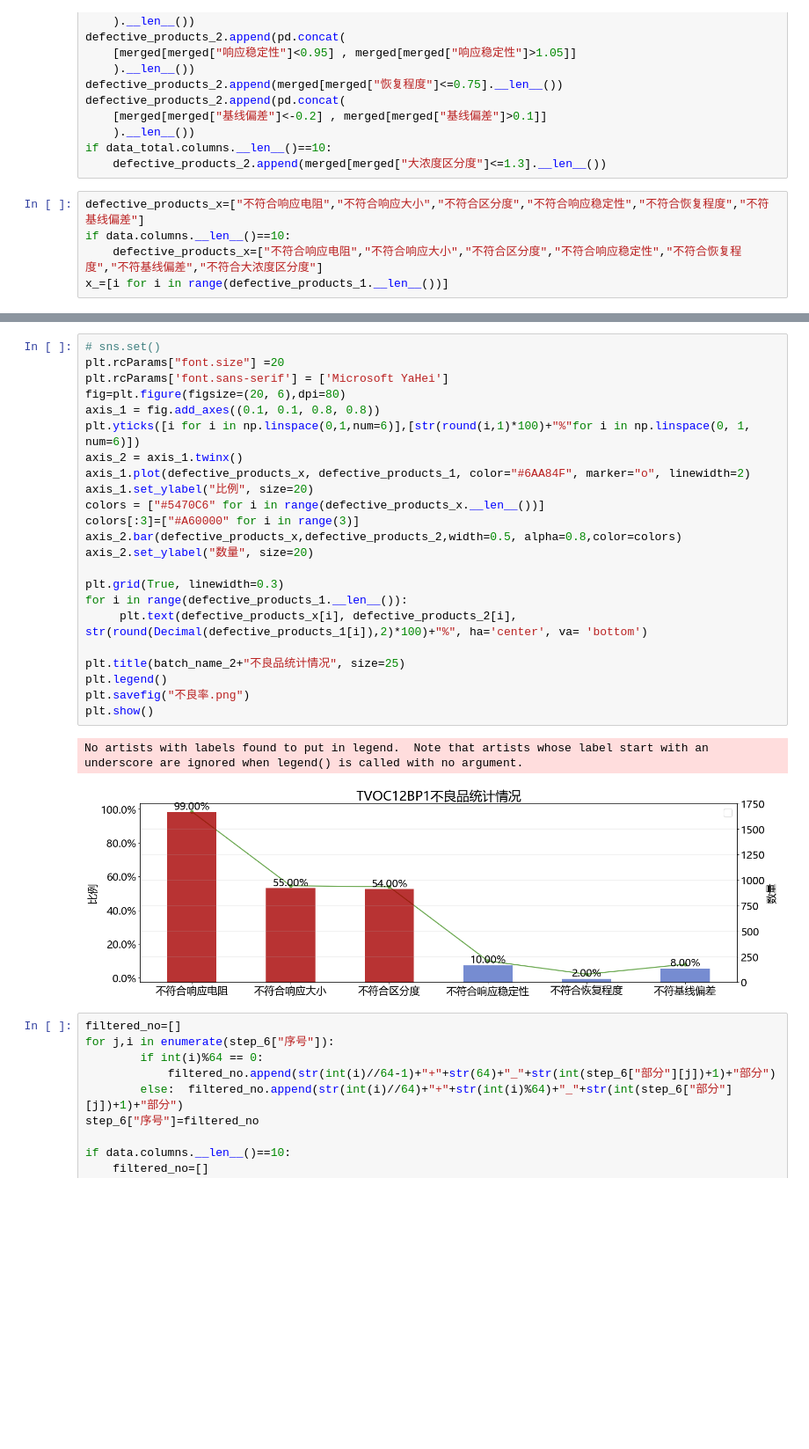
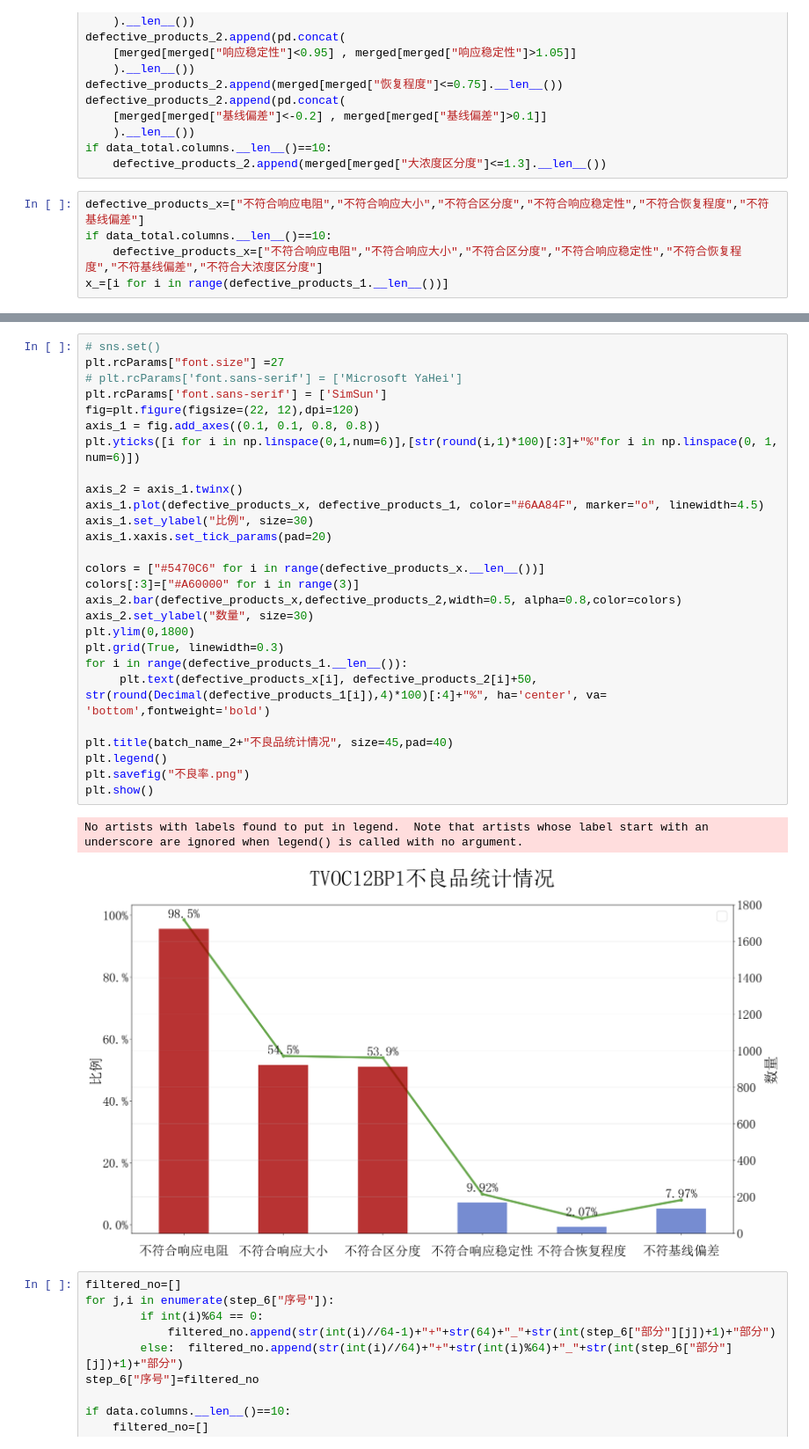
Before and after one commit to lomvix/microchip_data, a Jupyter notebook: 2th_dataprocessing_TVOC.ipynb, the cells around one changed output, grey strips where cells are left out. Shown at 88% size. Saved outputs shown, nothing was run; the diff lists cells and outputs as text; blank space fills up the shorter version.

```diff
--- a/2th_dataprocessing_TVOC.ipynb
+++ b/2th_dataprocessing_TVOC.ipynb
@@ -356,6 +372,6 @@ if data_total.columns.__len__()==10:
     defective_products_2.append(merged[merged["大浓度区分度"]<=1.3].__len__())
 # %%
 defective_products_x=["不符合响应电阻","不符合响应大小","不符合区分度","不符合响应稳定性","不符合恢复程度","不符基线偏差"]
-if data.columns.__len__()==10:
+if data_total.columns.__len__()==10:
     defective_products_x=["不符合响应电阻","不符合响应大小","不符合区分度","不符合响应稳定性","不符合恢复程度","不符基线偏差","不符合大浓度区分度"]
 x_=[i for i in range(defective_products_1.__len__())]
@@ -362,29 +382,33 @@ x_=[i for i in range(defective_products_1.__len__())]
 # %%
 # sns.set()
-plt.rcParams["font.size"] =20
-plt.rcParams['font.sans-serif'] = ['Microsoft YaHei']
-fig=plt.figure(figsize=(20, 6),dpi=80)
+plt.rcParams["font.size"] =27
+# plt.rcParams['font.sans-serif'] = ['Microsoft YaHei']
+plt.rcParams['font.sans-serif'] = ['SimSun']
+fig=plt.figure(figsize=(22, 12),dpi=120)
 axis_1 = fig.add_axes((0.1, 0.1, 0.8, 0.8))
-plt.yticks([i for i in np.linspace(0,1,num=6)],[str(round(i,1)*100)+"%"for i in np.linspace(0, 1, num=6)])
+plt.yticks([i for i in np.linspace(0,1,num=6)],[str(round(i,1)*100)[:3]+"%"for i in np.linspace(0, 1, num=6)])
+
 axis_2 = axis_1.twinx()
-axis_1.plot(defective_products_x, defective_products_1, color="#6AA84F", marker="o", linewidth=2)
-axis_1.set_ylabel("比例", size=20)
+axis_1.plot(defective_products_x, defective_products_1, color="#6AA84F", marker="o", linewidth=4.5)
+axis_1.set_ylabel("比例", size=30)
+axis_1.xaxis.set_tick_params(pad=20)
+
 colors = ["#5470C6" for i in range(defective_products_x.__len__())]
 colors[:3]=["#A60000" for i in range(3)]
 axis_2.bar(defective_products_x,defective_products_2,width=0.5, alpha=0.8,color=colors)
-axis_2.set_ylabel("数量", size=20)
-
+axis_2.set_ylabel("数量", size=30)
+plt.ylim(0,1800)
 plt.grid(True, linewidth=0.3)
 for i in range(defective_products_1.__len__()):
-     plt.text(defective_products_x[i], defective_products_2[i], str(round(Decimal(defective_products_1[i]),2)*100)+"%", ha='center', va= 'bottom')
+     plt.text(defective_products_x[i], defective_products_2[i]+50, str(round(Decimal(defective_products_1[i]),4)*100)[:4]+"%", ha='center', va= 'bottom',fontweight='bold')
 
-plt.title(batch_name_2+"不良品统计情况", size=25)
+plt.title(batch_name_2+"不良品统计情况", size=45,pad=40)
 plt.legend()
 plt.savefig("不良率.png")
 plt.show()
 # %% [output]
 No artists with labels found to put in legend.  Note that artists whose label start with an underscore are ignored when legend() is called with no argument.
-[figure, old version]
+[figure, new version]
 # %%
 filtered_no=[]
 for j,i in enumerate(step_6["序号"]):
```
Also changed, not shown: parts of 3 cells of this notebook, 1 other file.
